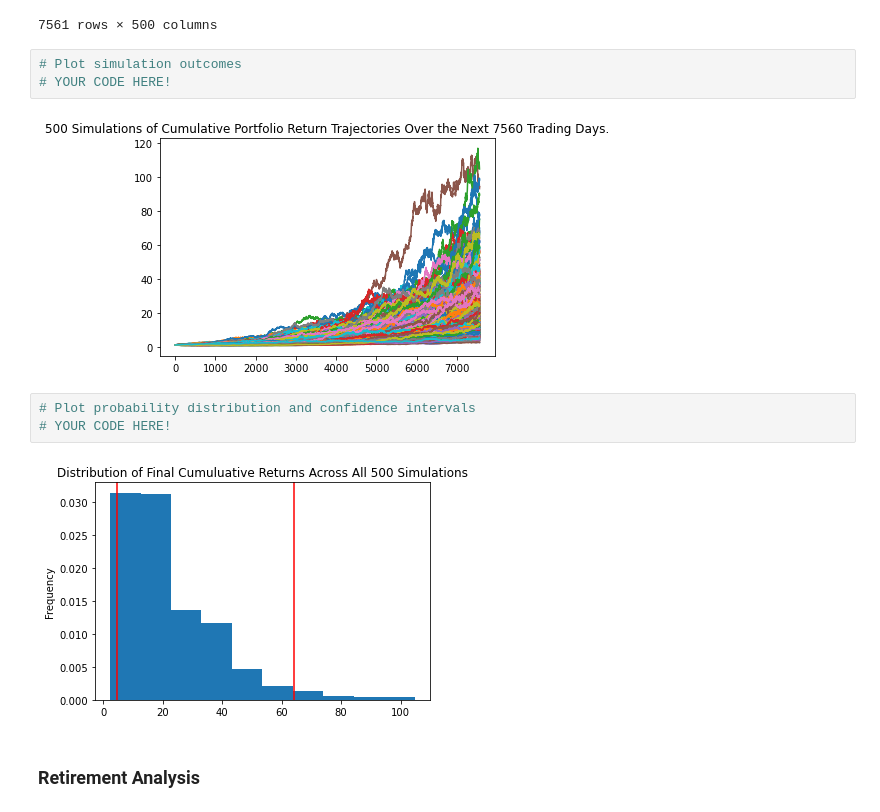
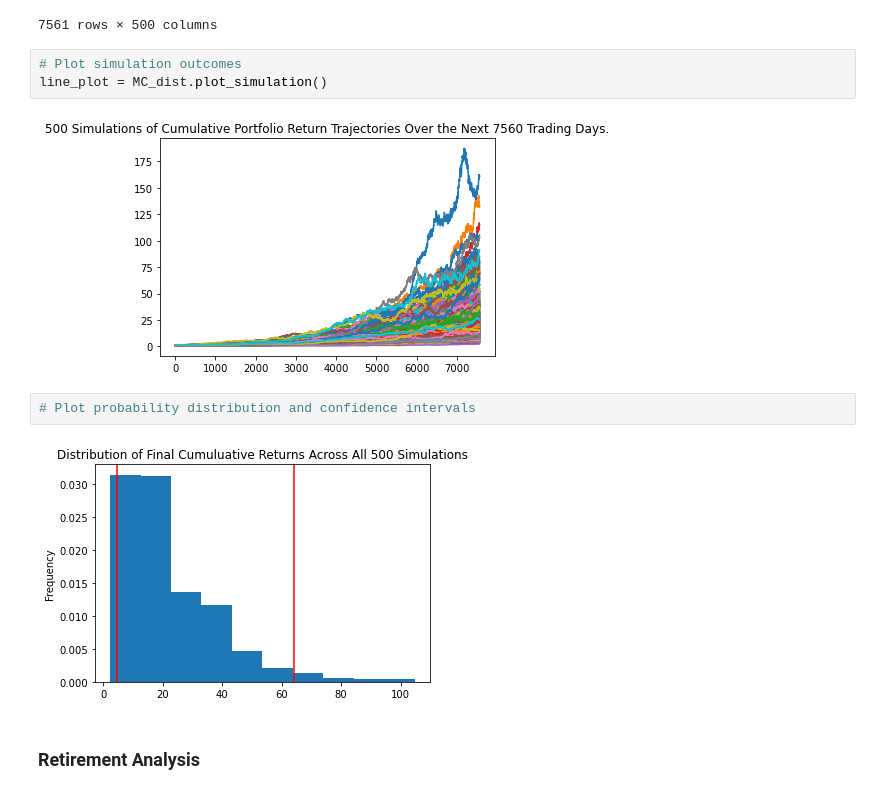
Before and after one commit to jordan-gilmartin/monte-carlo-simulations, a Jupyter notebook: Starter_Code/financial-planner.ipynb, the cells around one changed output. Drawn from its saved outputs; the diff is of its cells as text.

Commit message:
added line plot for portfolio trajectories

```diff
--- a/Starter_Code/financial-planner.ipynb
+++ b/Starter_Code/financial-planner.ipynb
@@ -348,12 +348,11 @@ Running Monte Carlo simulation number 490.
 7561 rows × 500 columns
 # %%
 # Plot simulation outcomes
-# YOUR CODE HERE!
+line_plot = MC_dist.plot_simulation()
 # %% [output]
-[figure, old version]
+[figure, new version]
 # %%
 # Plot probability distribution and confidence intervals
-# YOUR CODE HERE!
 # %% [output]
 [figure]
 # %% [markdown]
```
